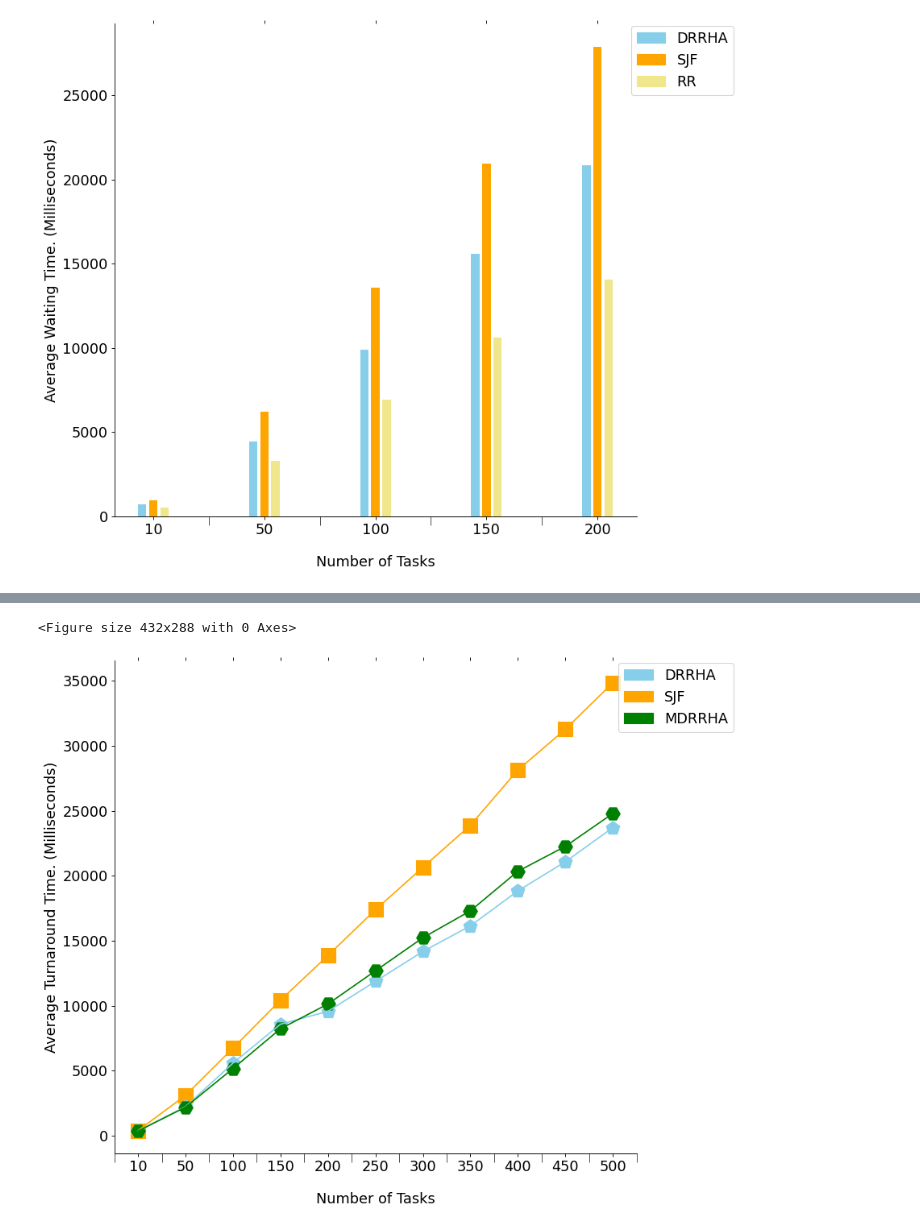
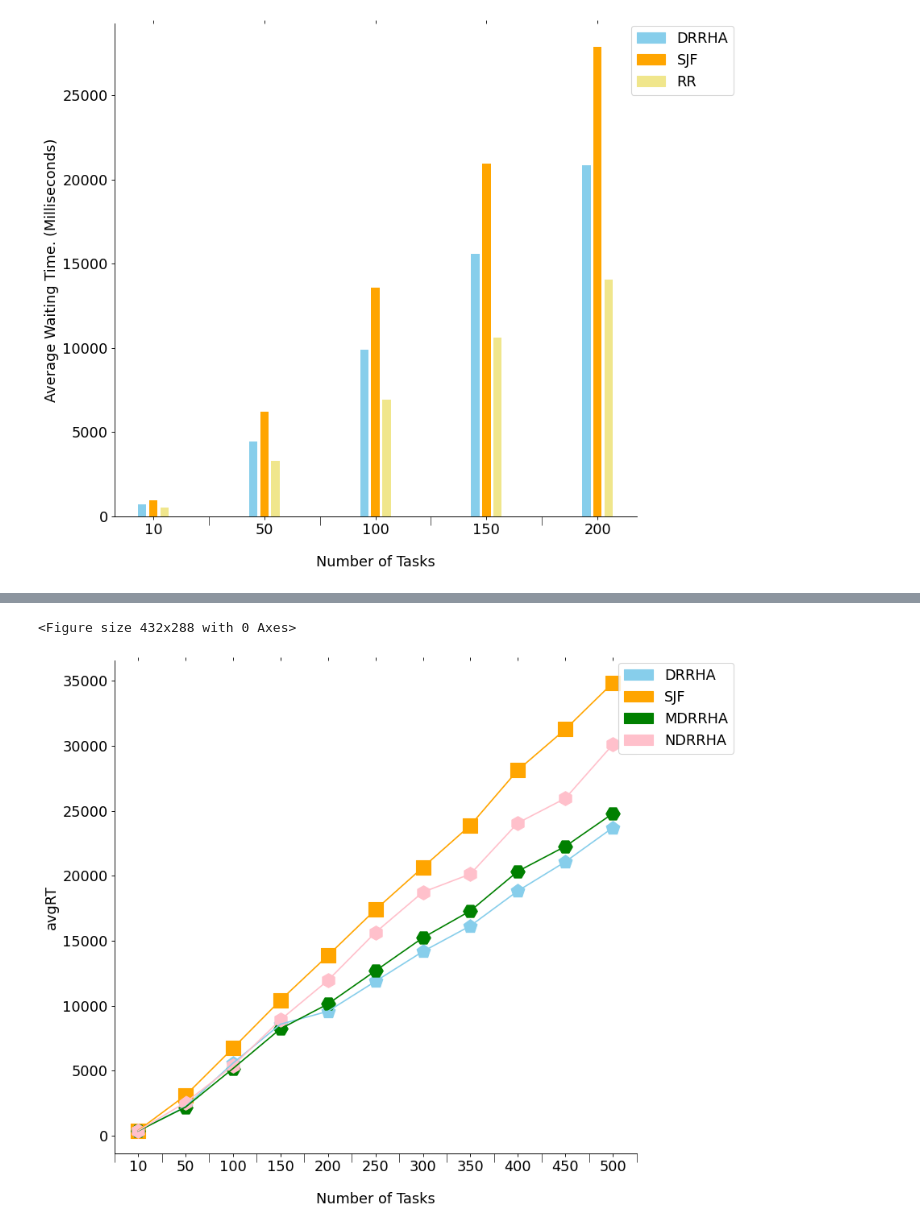
Before and after one commit to Bhaikko/mdrrha, a Jupyter notebook: src/graph_handler.ipynb, the cells around one changed output, grey strips where cells are left out. Drawn from its saved outputs; the diff is of its cells as text; code cells hidden in the pictures.

Commit message:
NDRRHA Fixes

```diff
--- a/src/graph_handler.ipynb
+++ b/src/graph_handler.ipynb
@@ -311,9 +311,11 @@ dataset = pd.read_csv(
 sjf_values = dataset.loc[dataset['name'] == 'SJF']
 drrha_values = dataset.loc[dataset['name'] == 'DRRHA']
 mdrrha_values = dataset.loc[dataset['name'] == 'MDRRHA']
+ndrrha_values = dataset.loc[dataset['name'] == 'NDRRHA']
 
 dataset = dataset.sort_values(by = ['#cases', 'name'])
 
 # print(sjf_values)
 # print(drrha_values)
 # print(mdrrha_values)
+print(ndrrha_values)
@@ -358,7 +373,8 @@ ax.tick_params( axis='x', which='major', bottom='off', top='off' )
 colors = [
     'skyblue', 'DRRHA',
     'orange', 'SJF',
-    'green', 'MDRRHA'
+    'green', 'MDRRHA',
+    'pink', 'NDRRHA'
 ]
 
 ax.spines['top'].set_visible(False)
@@ -376,34 +392,35 @@ plot_metric = 'avgRT'
 ax.plot(X_axis, sjf_values[plot_metric].to_numpy(), color = colors[2])
 plt.scatter(X_axis, sjf_values[plot_metric].to_numpy(), marker = 's', s = marker_size, color = colors[2])
 
 ax.plot(X_axis, drrha_values[plot_metric].to_numpy(), color = colors[0])
 plt.scatter(X_axis, drrha_values[plot_metric].to_numpy(), marker = 'p', s = marker_size, color = colors[0])
 
 ax.plot(X_axis, mdrrha_values[plot_metric].to_numpy(), color = colors[4])
 plt.scatter(X_axis, mdrrha_values[plot_metric].to_numpy(), marker = 'H', s = marker_size, color = colors[4])
 
-# ax.plot(X_axis, ndrrha_values[plot_metric].to_numpy(), color = colors[6])
-# plt.scatter(X_axis, ndrrha_values[plot_metric].to_numpy(), marker = 'h', s = marker_size, color = colors[6])
+ax.plot(X_axis, ndrrha_values[plot_metric].to_numpy(), color = colors[6])
+plt.scatter(X_axis, ndrrha_values[plot_metric].to_numpy(), marker = 'h', s = marker_size, color = colors[6])
 
 # Configuring Legend
 legend_elements = []
 
 for i in range(0, len(colors), 2):
     legend_elements.append(
         Patch(facecolor=colors[i], edgecolor=colors[i], label=colors[i + 1])
     )
 
 ax.legend(
     handles = legend_elements,
     loc = 'upper right',
     bbox_to_anchor=(1.20, 1.01)
 )
 
 plt.xlabel('Number of Tasks', labelpad = 20)
 # plt.ylabel('Average Waiting Time. (Milliseconds)')
-plt.ylabel('Average Turnaround Time. (Milliseconds)')
+# plt.ylabel('Average Turnaround Time. (Milliseconds)')
+plt.ylabel(plot_metric)
 # plt.title('Comparison of the average Waiting time of SJF and DRRHA.')
 plt.show()
 # %% [output]
 <Figure size 432x288 with 0 Axes>
-[figure, old version]
+[figure, new version]
```
Also changed, not shown: parts of 2 cells of this notebook, 8 other files.
